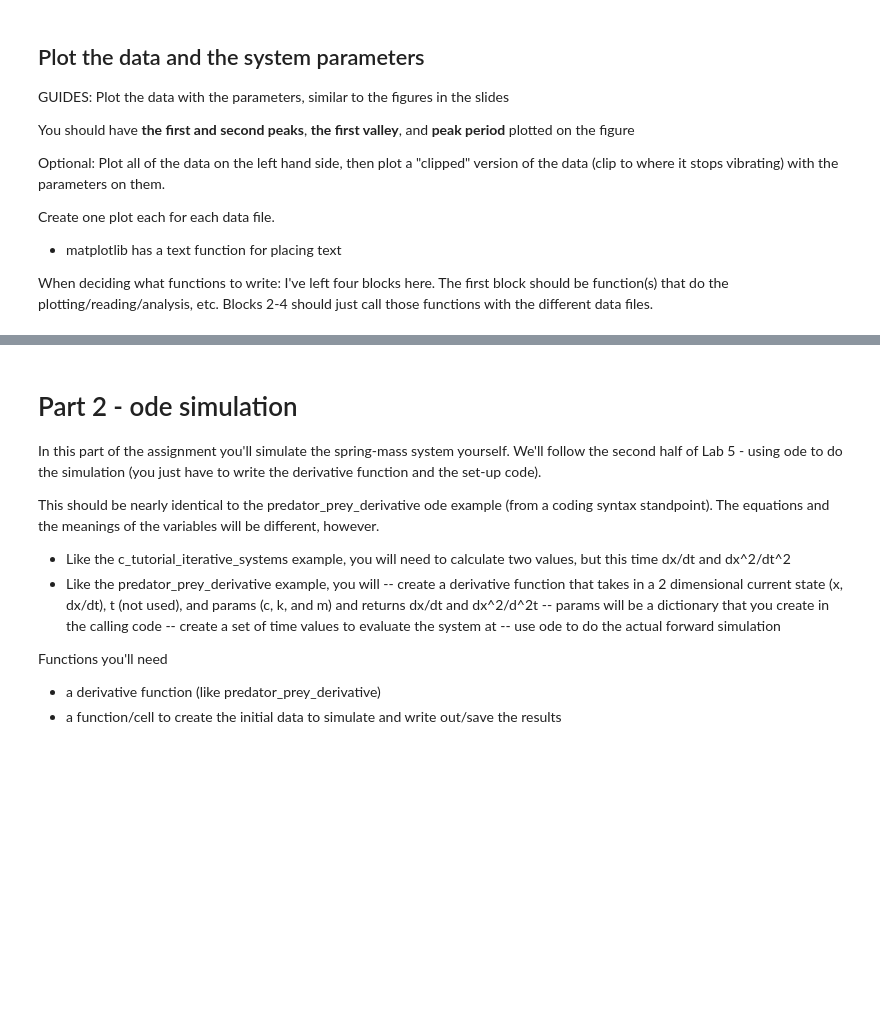
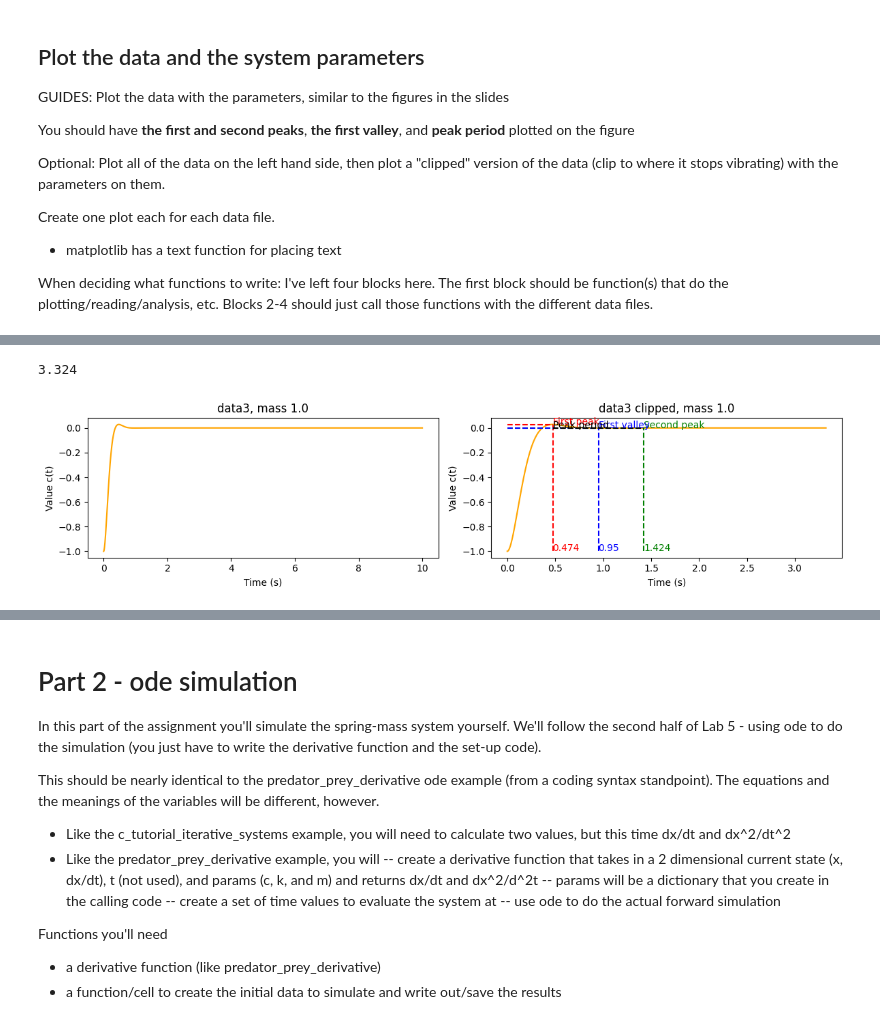
Before and after one commit to JPizzleDrizzle/JPIntroPythonProgramming, a Jupyter notebook: Week_4_fitting/HW_2_system_analysis.ipynb, the cells around one changed output, grey strips where cells are left out. Cells and saved outputs as stored; diff of their text form; code cells hidden in the pictures; blank space fills up the shorter version.

```diff
--- a/Week_4_fitting/HW_2_system_analysis.ipynb
+++ b/Week_4_fitting/HW_2_system_analysis.ipynb
@@ -336,12 +382,15 @@ fig.tight_layout()
 # %%
 nrows = 1
 ncols = 2
 fig, axs = plt.subplots(nrows, ncols, figsize=(12, 3))
 
 # Read, analyze, and then plot data 3
-
+plot_system(axs, "Data/data3.csv")
 # Make it fit better
 fig.tight_layout()
+# %% [output]
+3.324
+[figure, added]
 # %%
 # Manual grade
 print("This is a manually-graded question; there is no grader.check() function. See rubric and slides for more information on expected output.")
```
Also changed, not shown: parts of 7 cells of this notebook.
